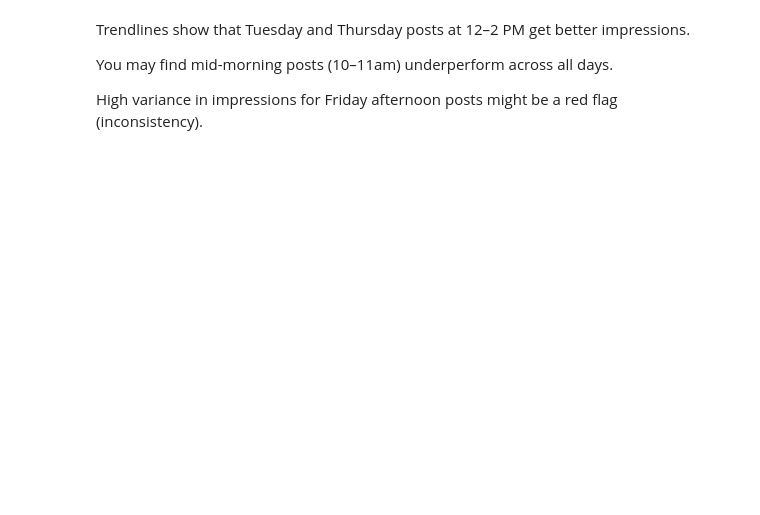
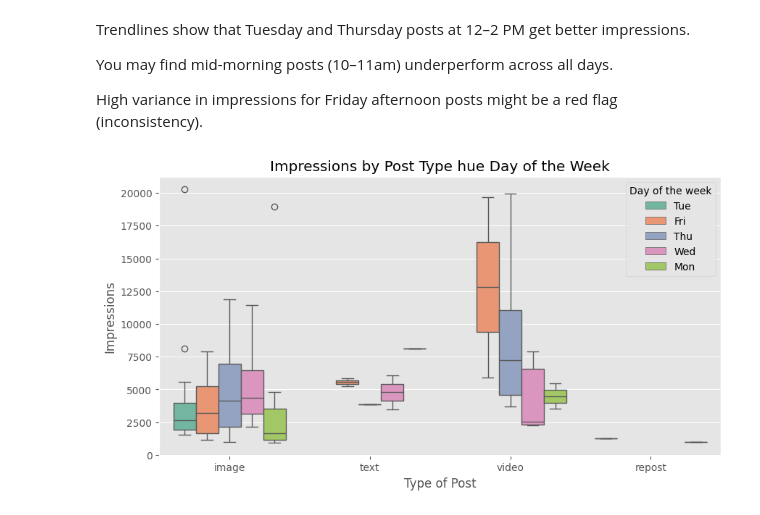
Before and after one commit to Licheng-Fang-Git/ML-Model, a Jupyter notebook: app.ipynb, the cells around one changed output. Cells and saved outputs as stored; diff of their text form; code cells hidden in the pictures; blank space fills up the shorter version.

```diff
--- a/app.ipynb
+++ b/app.ipynb
@@ -494,3 +495,13 @@ Trendlines show that Tuesday and Thursday posts at 12–2 PM get better impressi
 You may find mid-morning posts (10–11am) underperform across all days.
 
 High variance in impressions for Friday afternoon posts might be a red flag (inconsistency).
+# %%
+df2 = df.copy()
+df2 = df2.dropna(subset=['Type of Post'])
+
+plt.figure(figsize=(10,5))
+sns.boxplot(data=df2, x='Type of Post', y='Impressions', hue='Day of the week', palette='Set2')
+plt.title('Impressions by Post Type hue Day of the Week')
+plt.show()
+# %% [output]
+[figure, added]
```
Also changed, not shown: parts of 6 cells of this notebook.
